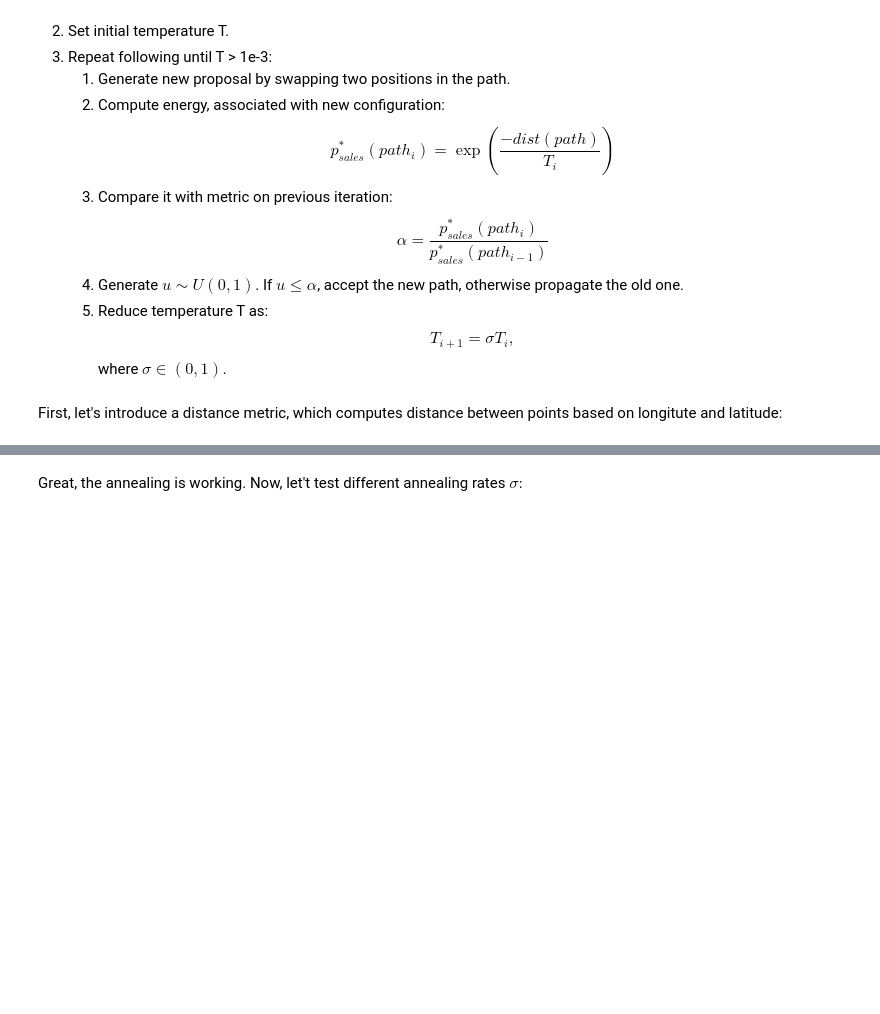
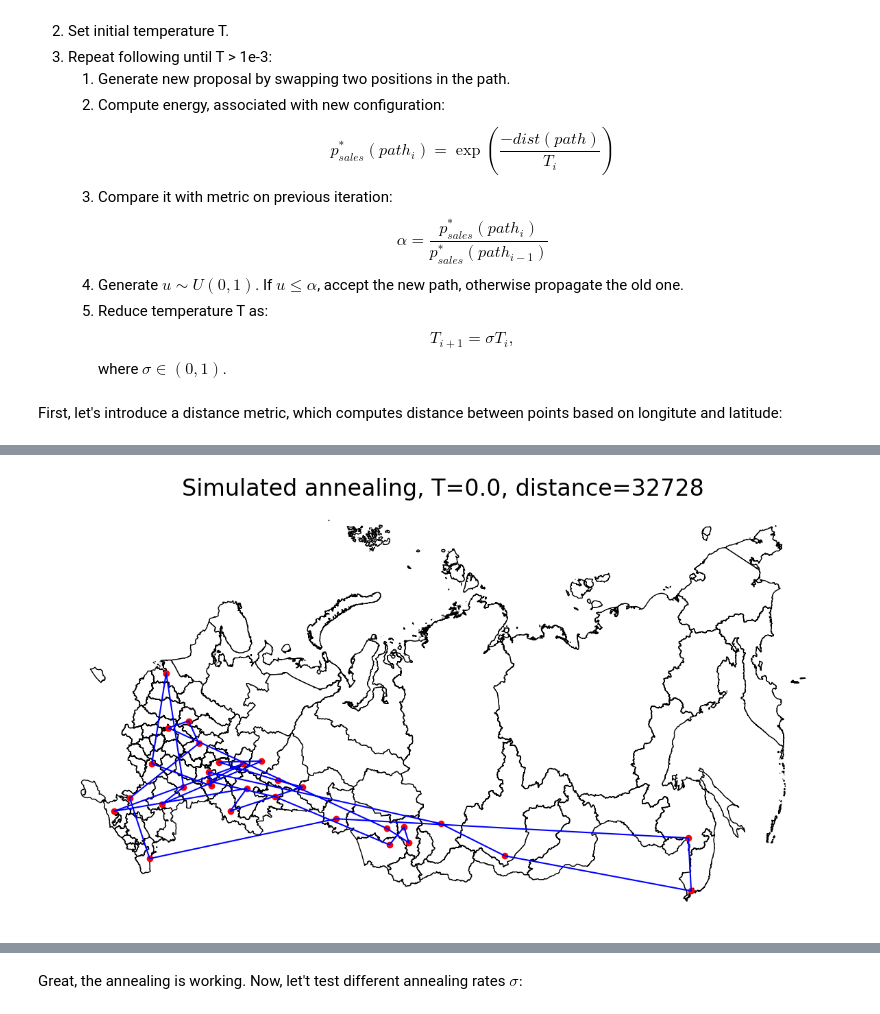
Before and after one commit to domrachev03/statistical_analysis, a Jupyter notebook: assignment2/assignment2.ipynb, the cells around one changed output, grey strips where cells are left out. Cells and saved outputs as stored; diff of their text form; code cells hidden in the pictures; blank space fills up the shorter version.

```diff
--- a/assignment2/assignment2.ipynb
+++ b/assignment2/assignment2.ipynb
@@ -202,28 +203,32 @@ plt.show()
 # %%
 fig, gax = plt.subplots(figsize=(15,20))
 
 # By only plotting rows in which the continent is 'South America' we only plot SA.
 gdf.plot(ax=gax, edgecolor='black',color='white')
 gax.scatter(city_30["x"], city_30["y"], marker='o', color='red')
 # By the way, if you haven't read the book 'longitude' by Dava Sobel, you should...
 gax.set_xlabel('longitude')
 gax.set_ylabel('latitude')
 
 gax.set_title(f"Simulated annealing, T={T_history[0]}, distance={distance_history[0]}", fontsize=24)
 gax.axis("off")
 
 path_line, = gax.plot(city_30.loc[path_history[0], "x"].to_numpy(), city_30.loc[path_history[1], "y"].to_numpy(), 'b-')
 
 def update(tick):
     gax.set_title(f"Simulated annealing, T={T_history[tick]:0.1f}, distance={distance_history[tick]:0.0f}", fontsize=24)
-    path_line.set_xdata(city_30.loc[path_history[tick], "x"])
-    path_line.set_ydata(city_30.loc[path_history[tick], "y"])
+    xdata = city_30.loc[path_history[tick], "x"].to_numpy()
+    ydata = city_30.loc[path_history[tick], "y"].to_numpy()
+    path_line.set_xdata(np.concatenate([xdata, xdata[0:1]]))
+    path_line.set_ydata(np.concatenate([ydata, ydata[0:1]]))
 
     return path_line,
 
 ani = anim.FuncAnimation(
     fig, update, interval=50, blit=True, frames=len(path_history))
 ani.save(filename="annealing.gif", writer="pillow");
+# %% [output]
+[figure, added]
 # %% [markdown]
 ![](annealing.gif)
 # %% [markdown]
```
Also changed, not shown: parts of 9 cells of this notebook, 2 other files.
